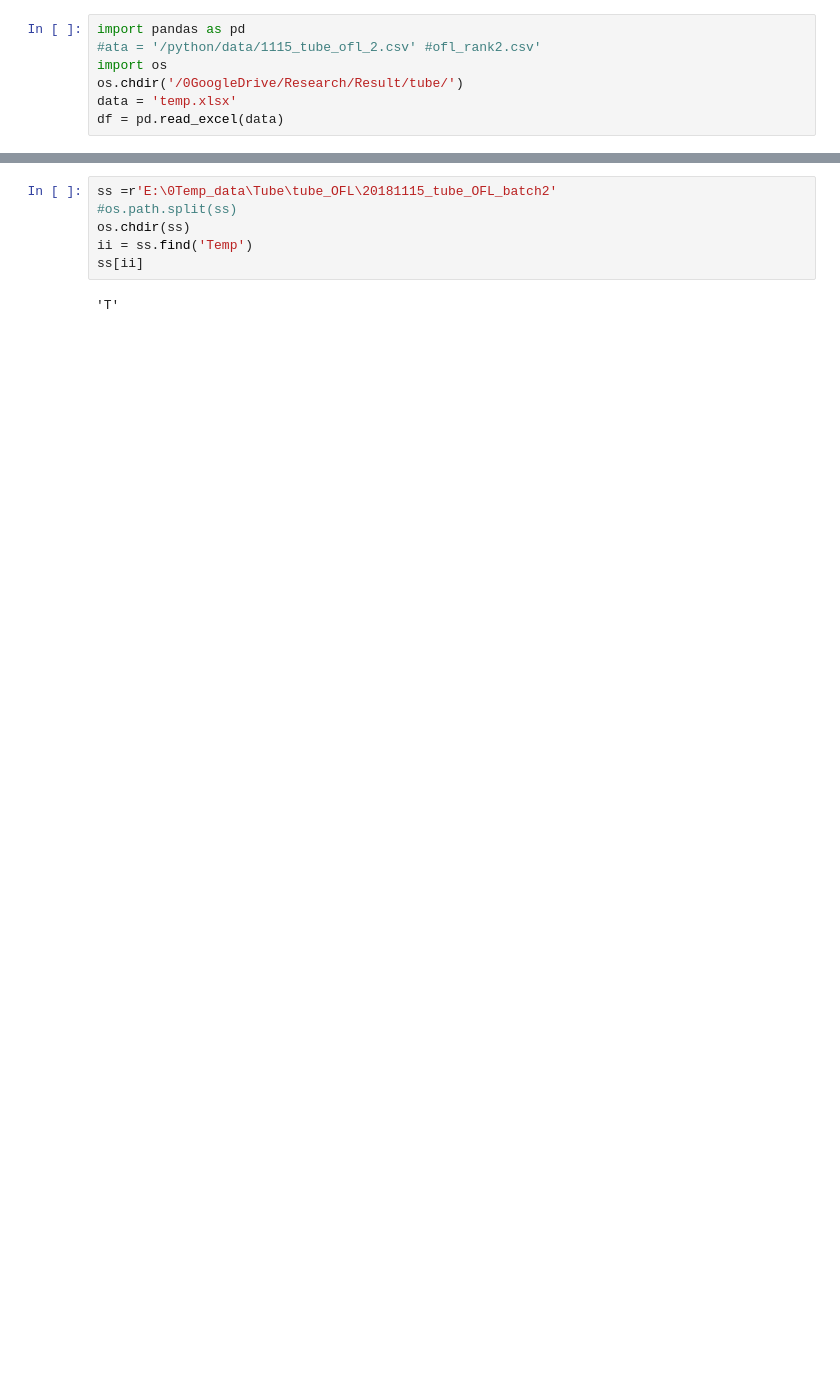
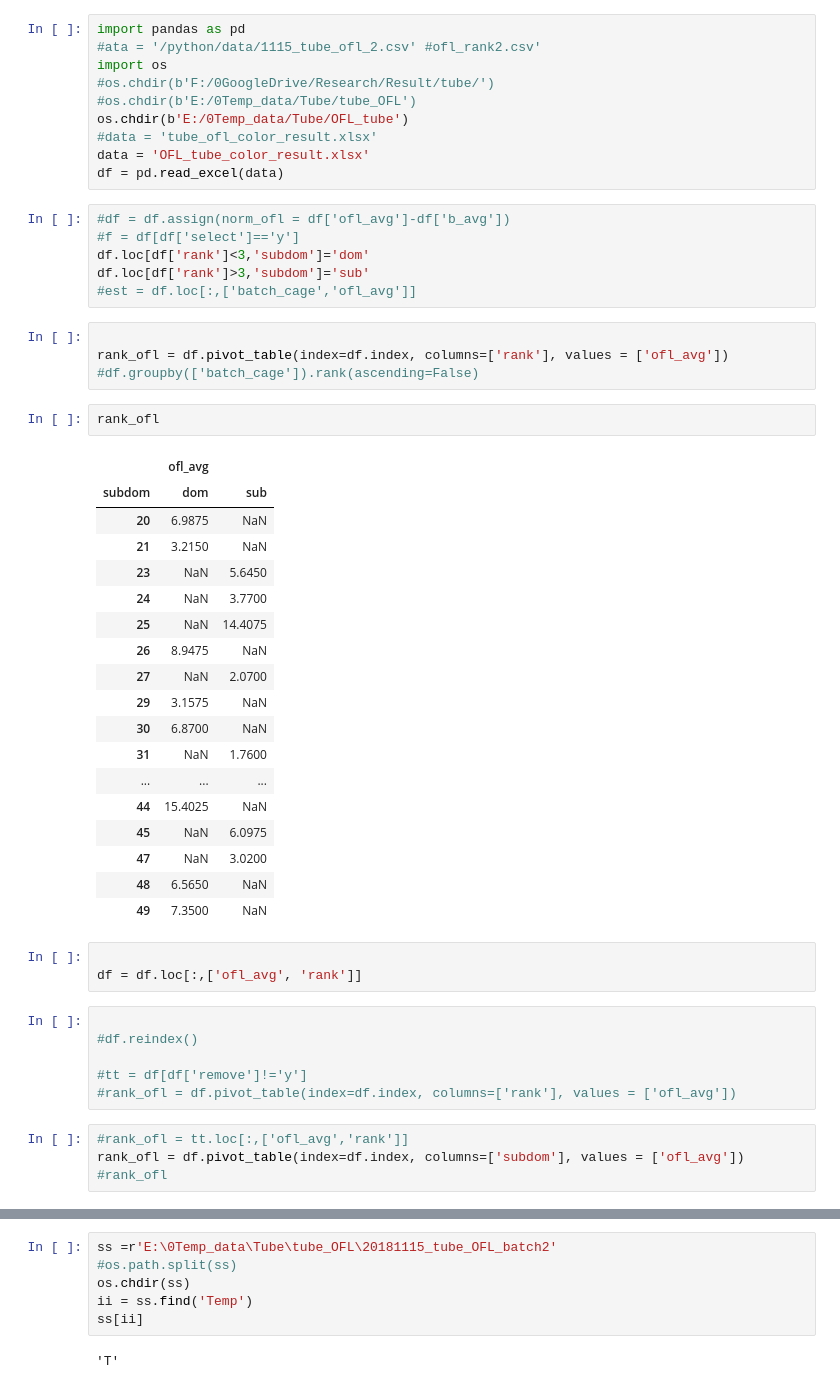
Before and after one commit to kafkapple/playground, a Jupyter notebook: regression_plot.ipynb, the cells around one changed output, grey strips where cells are left out. Drawn from its saved outputs; the diff is of its cells as text; blank space fills up the shorter version.

```diff
--- a/regression_plot.ipynb
+++ b/regression_plot.ipynb
@@ -2,6 +2,53 @@
 import pandas as pd
 #ata = '/python/data/1115_tube_ofl_2.csv' #ofl_rank2.csv'
 import os
-os.chdir('/0GoogleDrive/Research/Result/tube/')
-data = 'temp.xlsx'
+#os.chdir(b'F:/0GoogleDrive/Research/Result/tube/')
+#os.chdir(b'E:/0Temp_data/Tube/tube_OFL')
+os.chdir(b'E:/0Temp_data/Tube/OFL_tube')
+#data = 'tube_ofl_color_result.xlsx'
+data = 'OFL_tube_color_result.xlsx'
 df = pd.read_excel(data)
+# %%
+#df = df.assign(norm_ofl = df['ofl_avg']-df['b_avg'])
+#f = df[df['select']=='y']
+df.loc[df['rank']<3,'subdom']='dom'
+df.loc[df['rank']>3,'subdom']='sub'
+#est = df.loc[:,['batch_cage','ofl_avg']]
+# %%
+
+rank_ofl = df.pivot_table(index=df.index, columns=['rank'], values = ['ofl_avg'])
+#df.groupby(['batch_cage']).rank(ascending=False)
+# %%
+rank_ofl
+# %% [output]
+|  | ofl_avg |  |
+| subdom | dom | sub |
+| 20 | 6.9875 | NaN |
+| 21 | 3.2150 | NaN |
+| 23 | NaN | 5.6450 |
+| 24 | NaN | 3.7700 |
+| 25 | NaN | 14.4075 |
+| 26 | 8.9475 | NaN |
+| 27 | NaN | 2.0700 |
+| 29 | 3.1575 | NaN |
+| 30 | 6.8700 | NaN |
+| 31 | NaN | 1.7600 |
+| ... | ... | ... |
+| 44 | 15.4025 | NaN |
+| 45 | NaN | 6.0975 |
+| 47 | NaN | 3.0200 |
+| 48 | 6.5650 | NaN |
+| 49 | 7.3500 | NaN |
+# %%
+
+df = df.loc[:,['ofl_avg', 'rank']]
+# %%
+
+#df.reindex()
+
+#tt = df[df['remove']!='y']
+#rank_ofl = df.pivot_table(index=df.index, columns=['rank'], values = ['ofl_avg'])
+# %%
+#rank_ofl = tt.loc[:,['ofl_avg','rank']]
+rank_ofl = df.pivot_table(index=df.index, columns=['subdom'], values = ['ofl_avg'])
+#rank_ofl
```
Also changed, not shown: parts of 39 cells of this notebook, 8 other files.
